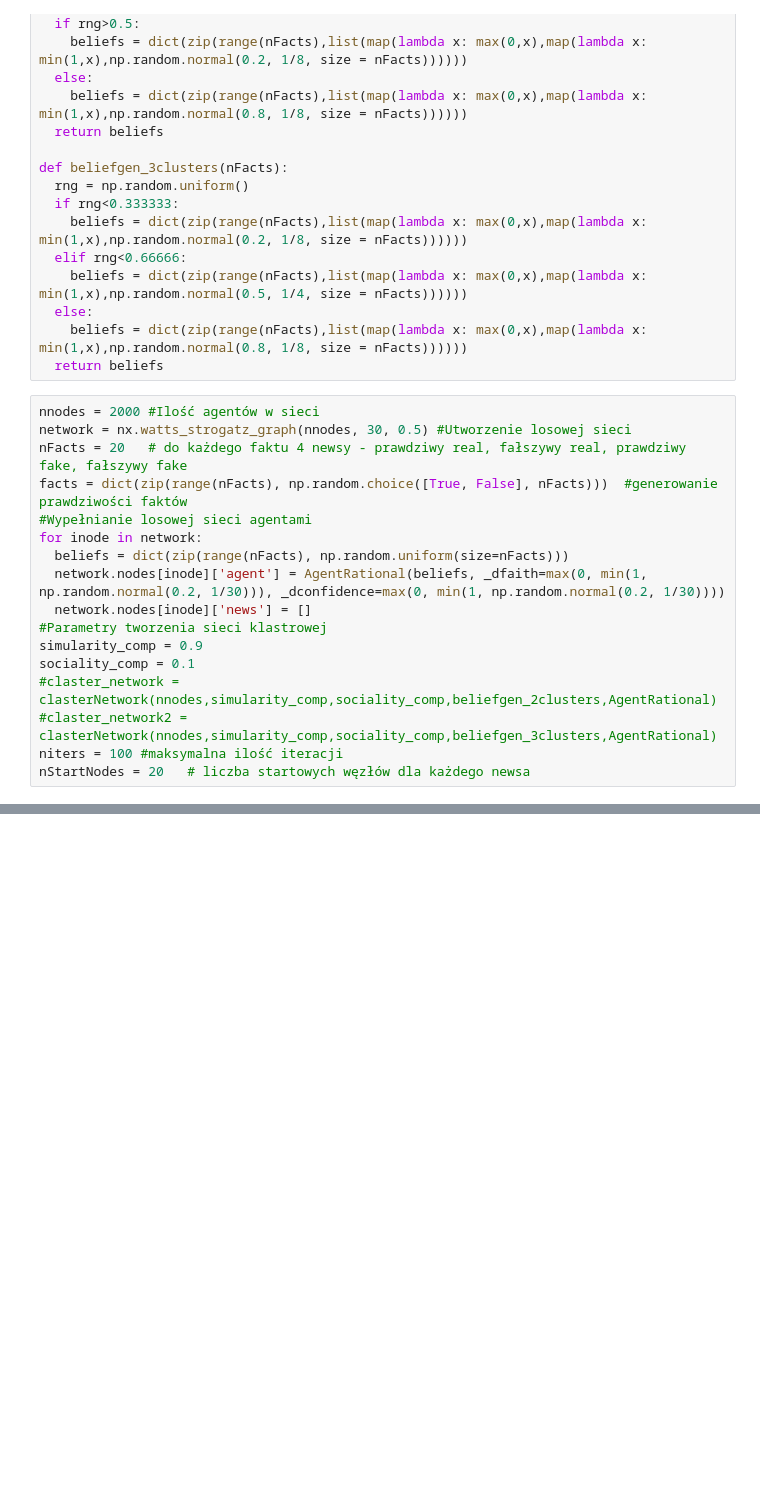
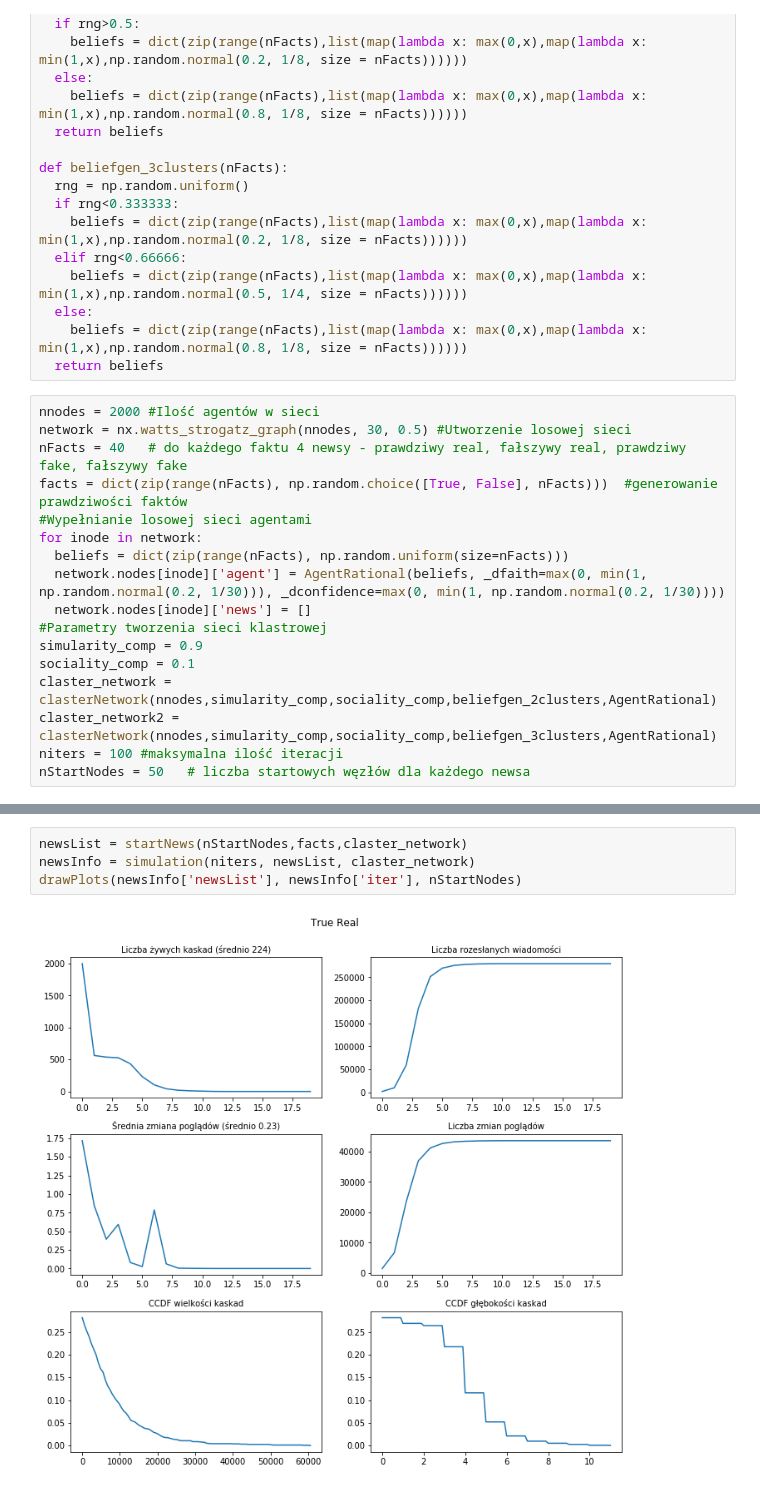
Before and after one commit to MichalKucko/FakeNews, a Jupyter notebook: fake_news.ipynb, the cells around one changed output, grey strips where cells are left out. Drawn from its saved outputs; the diff is of its cells as text; blank space fills up the shorter version.

```diff
--- a/fake_news.ipynb
+++ b/fake_news.ipynb
@@ -486,7 +486,7 @@ def beliefgen_3clusters(nFacts):
 # %%
 nnodes = 2000 #Ilość agentów w sieci
 network = nx.watts_strogatz_graph(nnodes, 30, 0.5) #Utworzenie losowej sieci
-nFacts = 20   # do każdego faktu 4 newsy - prawdziwy real, fałszywy real, prawdziwy fake, fałszywy fake
+nFacts = 40   # do każdego faktu 4 newsy - prawdziwy real, fałszywy real, prawdziwy fake, fałszywy fake
 facts = dict(zip(range(nFacts), np.random.choice([True, False], nFacts)))  #generowanie prawdziwości faktów
 #Wypełnianie losowej sieci agentami
 for inode in network:
@@ -496,10 +496,10 @@ for inode in network:
 #Parametry tworzenia sieci klastrowej
 simularity_comp = 0.9
 sociality_comp = 0.1
-#claster_network = clasterNetwork(nnodes,simularity_comp,sociality_comp,beliefgen_2clusters,AgentRational)
-#claster_network2 = clasterNetwork(nnodes,simularity_comp,sociality_comp,beliefgen_3clusters,AgentRational)
+claster_network = clasterNetwork(nnodes,simularity_comp,sociality_comp,beliefgen_2clusters,AgentRational)
+claster_network2 = clasterNetwork(nnodes,simularity_comp,sociality_comp,beliefgen_3clusters,AgentRational)
 niters = 100 #maksymalna ilość iteracji
-nStartNodes = 20   # liczba startowych węzłów dla każdego newsa
+nStartNodes = 50   # liczba startowych węzłów dla każdego newsa
 # %%
 newsList = startNews(nStartNodes,facts,network)
 newsInfo = simulation(niters, newsList, network)
@@ -506,0 +515,6 @@ drawPlots(newsInfo['newsList'], newsInfo['iter'], nStartNodes)
+# %%
+newsList = startNews(nStartNodes,facts,claster_network)
+newsInfo = simulation(niters, newsList, claster_network)
+drawPlots(newsInfo['newsList'], newsInfo['iter'], nStartNodes)
+# %% [output]
+[figure, added]
```
Also changed, not shown: parts of 6 cells of this notebook.
